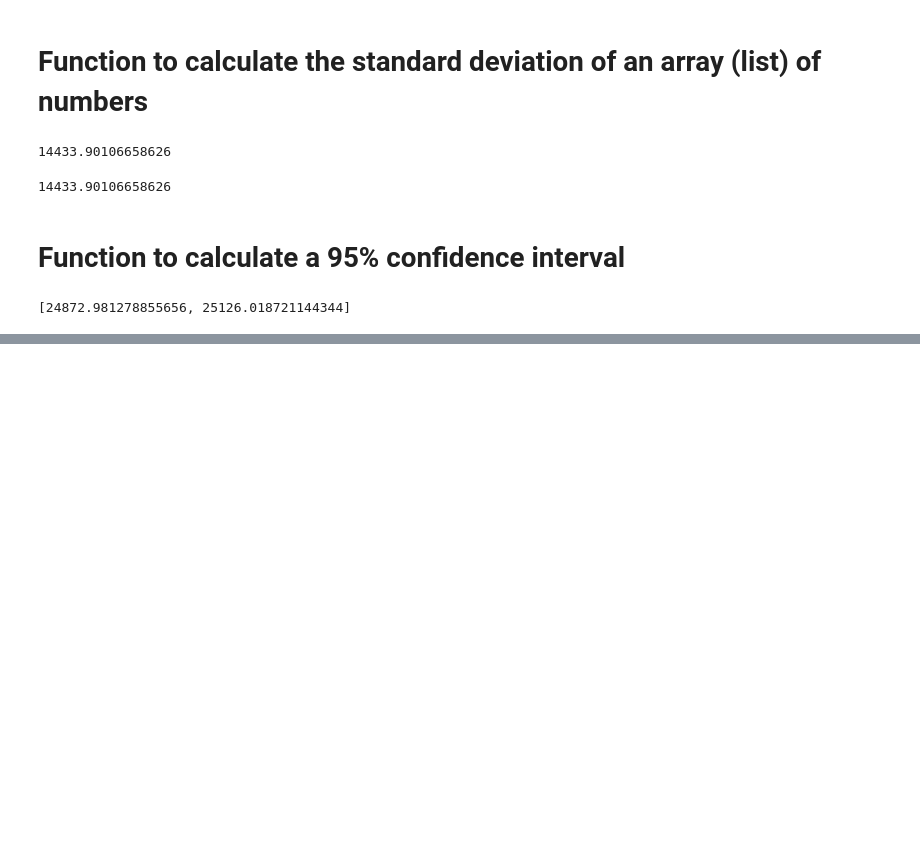
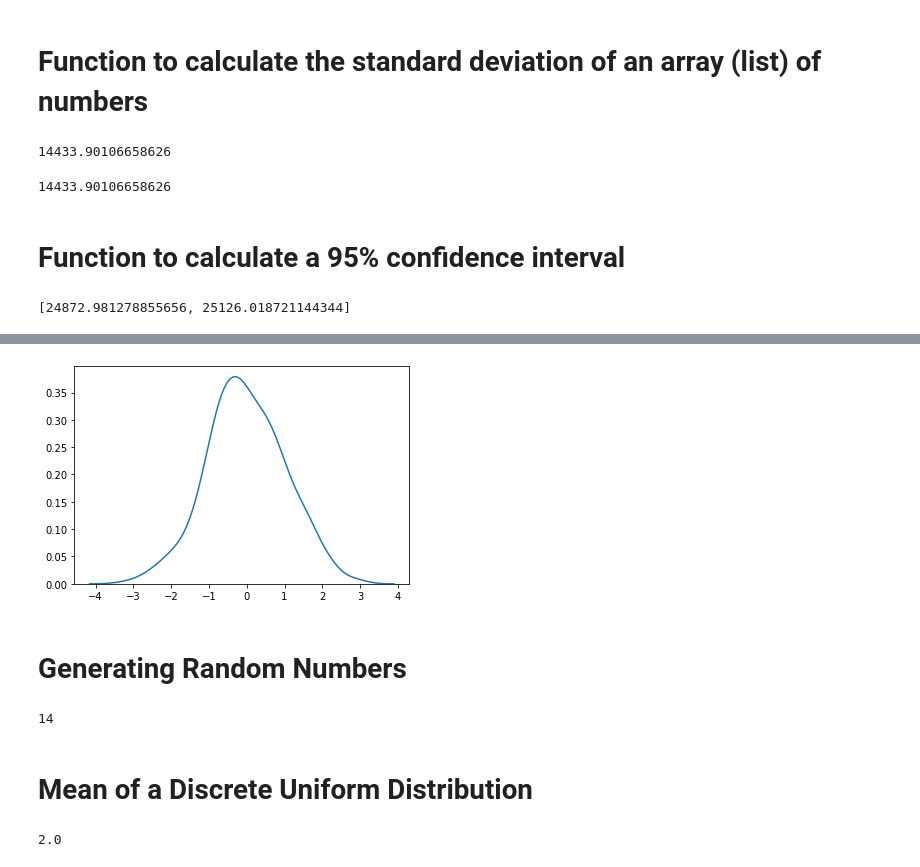
Before and after one commit to dkirui27/leetcode_practice, a Jupyter notebook: leetcode_practice.ipynb, the cells around one changed output, grey strips where cells are left out. Cells and saved outputs as stored; diff of their text form; code cells hidden in the pictures; blank space fills up the shorter version.

```diff
--- a/leetcode_practice.ipynb
+++ b/leetcode_practice.ipynb
@@ -618,0 +720,19 @@ confint(data6)
+# %%
+from numpy import random
+import matplotlib.pyplot as plt
+import seaborn as sns
+
+sns.distplot(random.normal(size=1000), hist=False)
+
+plt.show();
+# %% [output]
+[figure, added]
+# %% [markdown]
+# Generating Random Numbers
+# %%
+import random
+print(random.randint(1,100))
+# %% [output]
+14
+# %% [markdown]
+# Mean of a Discrete Uniform Distribution
@@ -618,0 +743,4 @@ confint(data6)
+# %%
+mean_unif(1,3)
+# %% [output]
+2.0
```
Also changed, not shown: parts of 14 cells of this notebook.
